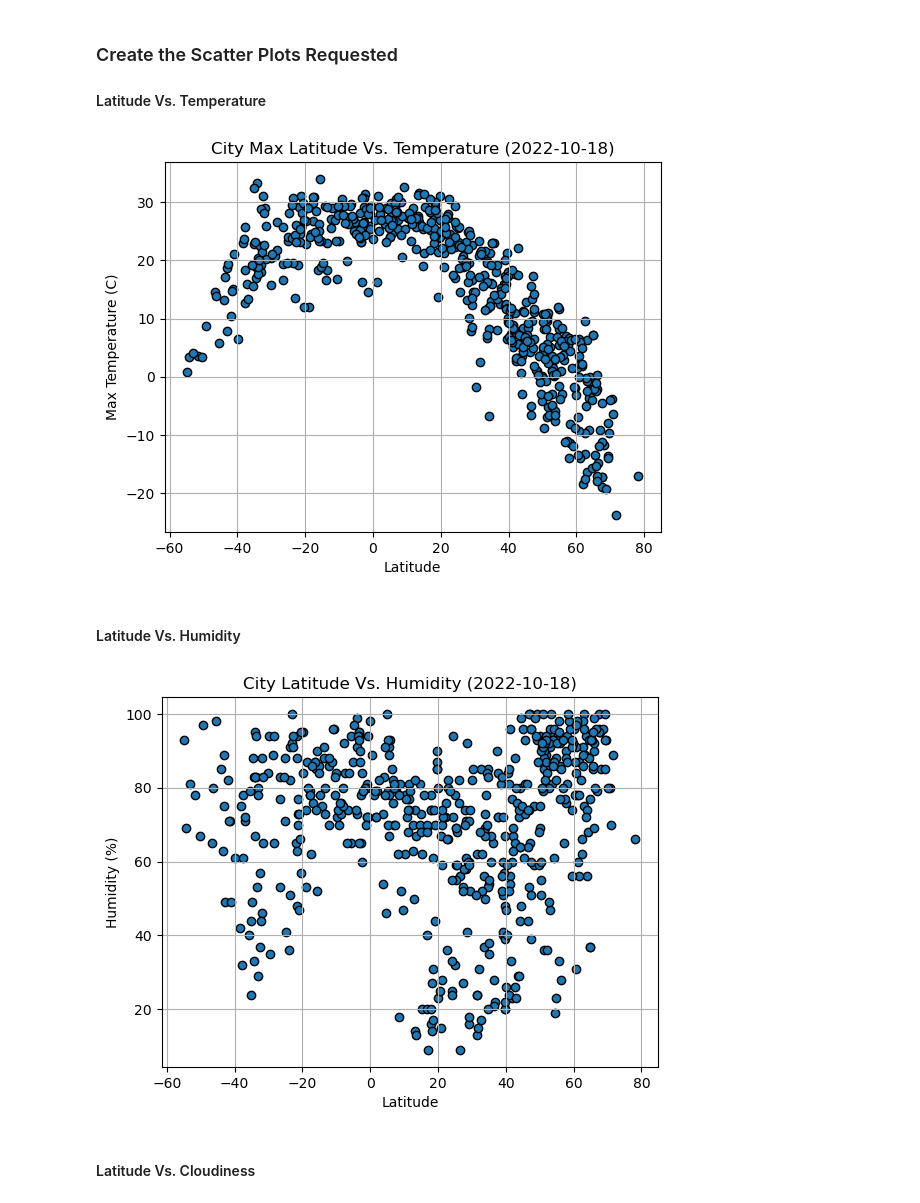
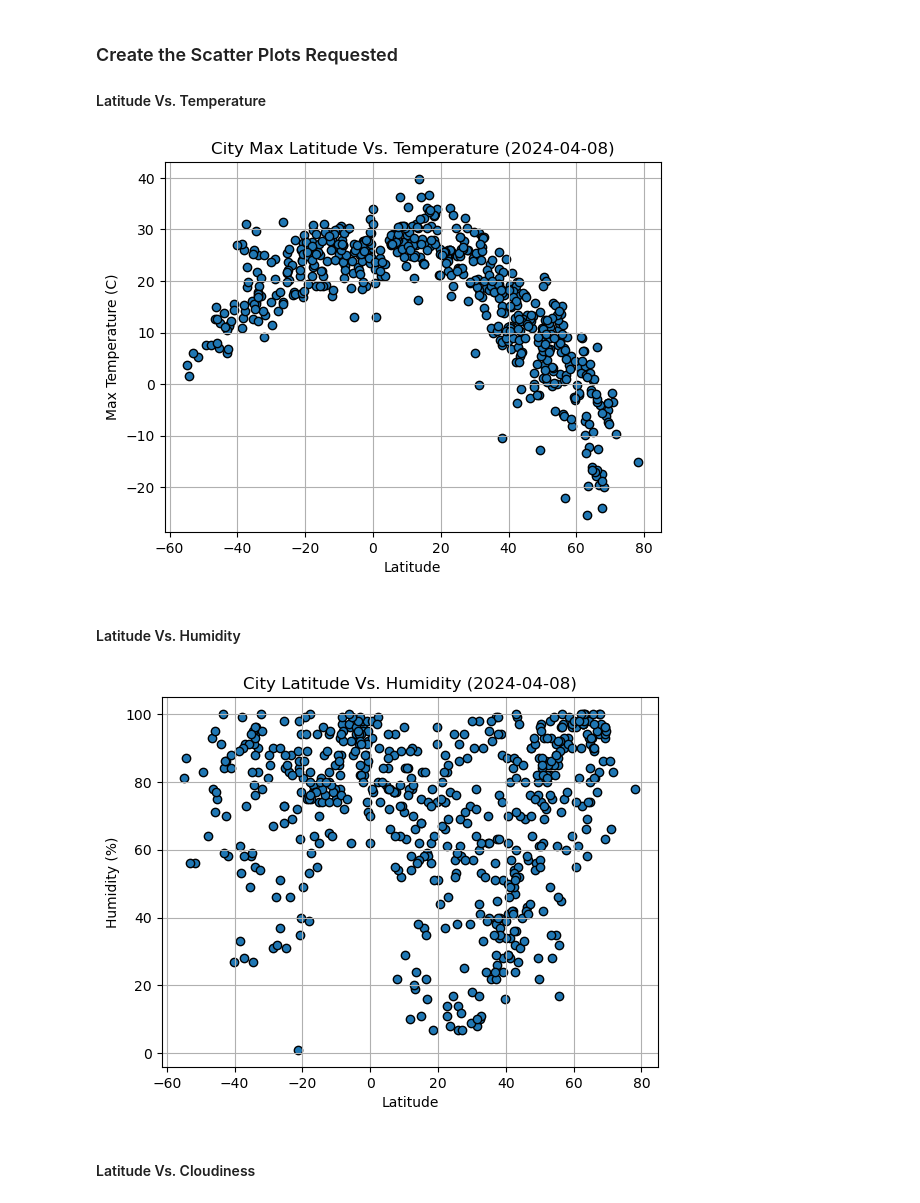
Before and after one commit to karurathi2010/python-api-challenge, a Jupyter notebook: WeatherPy/WeatherPy.ipynb, the cells around one changed output. Drawn from its saved outputs; the diff is of its cells as text; code cells hidden in the pictures.

```diff
--- a/WeatherPy/WeatherPy.ipynb
+++ b/WeatherPy/WeatherPy.ipynb
@@ -201,33 +204,33 @@ plt.scatter(city_data_df["Lat"],city_data_df["Max Temp"],edgecolors="black")
 plt.grid()
 plt.xlabel("Latitude")
 plt.ylabel("Max Temperature (C)")
-plt.title("City Max Latitude Vs. Temperature (2022-10-18)")
+plt.title("City Max Latitude Vs. Temperature "  + "("+ city_data_df['Date'][0]+")")
 # Save the figure
 plt.savefig("output_data/Fig1.png")
 
 # Show plot
 plt.show()
 # %% [output]
-[figure, old version]
+[figure, new version]
 # %% [markdown]
 #### Latitude Vs. Humidity
 # %%
 # Build the scatter plots for latitude vs. humidity
 plt.scatter(city_data_df["Lat"],city_data_df["Humidity"],edgecolors="black")
 
 # Incorporate the other graph properties
 plt.grid()
 plt.xlabel("Latitude")
 plt.ylabel("Humidity (%)")
-plt.title("City Latitude Vs. Humidity (2022-10-18)")
+plt.title("City Latitude Vs. Humidity "  + "("+ city_data_df['Date'][0]+")")
 
 # Save the figure
 plt.savefig("output_data/Fig2.png")
 
 # Show plot
 plt.show()
 # %% [output]
-[figure, old version]
+[figure, new version]
 # %% [markdown]
 #### Latitude Vs. Cloudiness
 # %%
```
Also changed, not shown: parts of 17 cells of this notebook, 7 other files.
